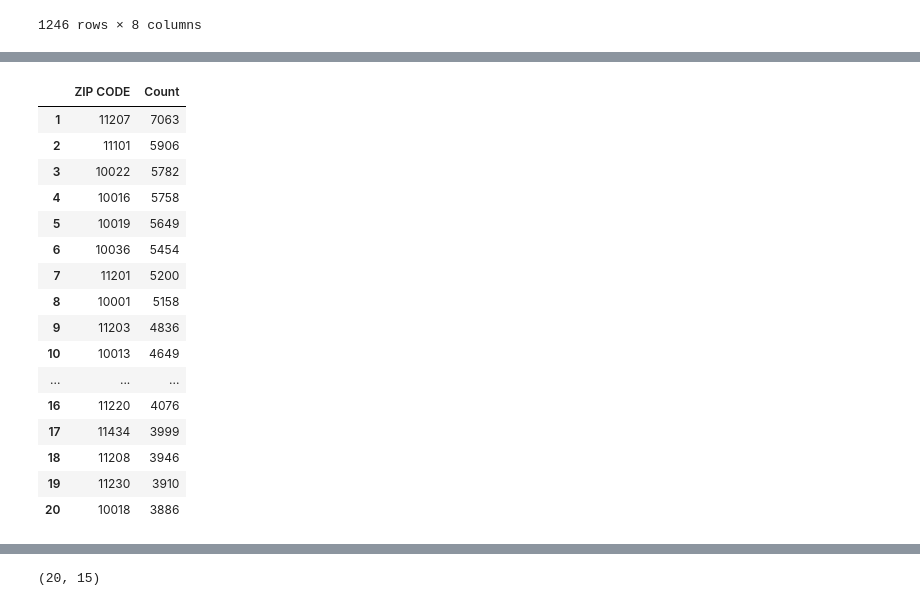
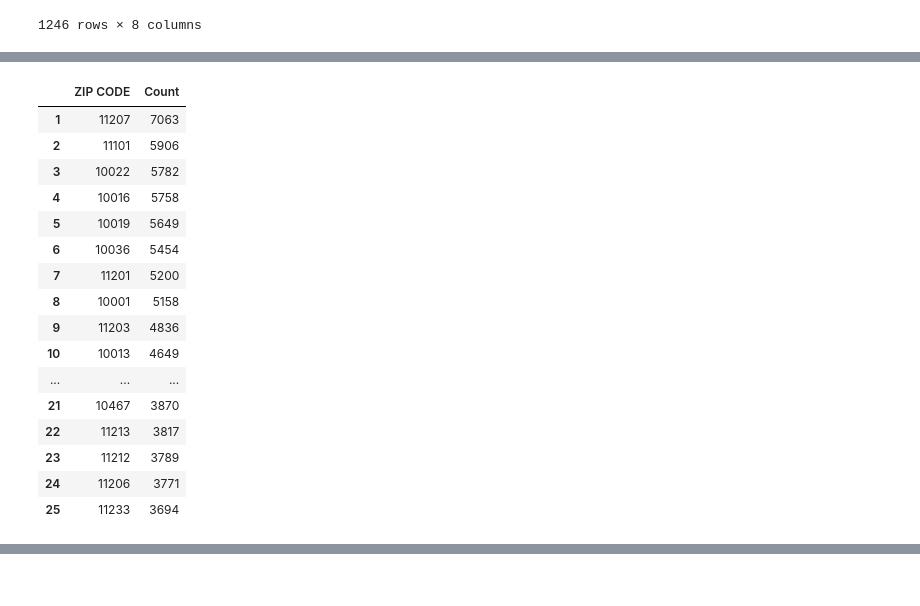
Before and after one commit to claytonstewart40/NYC-Vehicle-Collisions-Project-1, a Jupyter notebook: Q1/Question_1_code.ipynb, the cells around one changed output, grey strips where cells are left out. Saved outputs shown, nothing was run; the diff lists cells and outputs as text; code cells hidden in the pictures.

```diff
--- a/Q1/Question_1_code.ipynb
+++ b/Q1/Question_1_code.ipynb
@@ -334,26 +295,26 @@ ZipCode_Count_df
-# %%
-ZipCodetop21 = ZipCode_Count_df.nlargest(21, 'Count')
-Zipcodetop20skip1 = ZipCodetop21.iloc[1:]
-ZipCodetop20_df = Zipcodetop20skip1
-ZipCodetop20_df
-# %% [output]
-|  | ZIP CODE | Count |
-| 1 | 11207 | 7063 |
-| 2 | 11101 | 5906 |
-| 3 | 10022 | 5782 |
-| 4 | 10016 | 5758 |
-| 5 | 10019 | 5649 |
-| 6 | 10036 | 5454 |
-| 7 | 11201 | 5200 |
-| 8 | 10001 | 5158 |
-| 9 | 11203 | 4836 |
-| 10 | 10013 | 4649 |
-| ... | ... | ... |
-| 16 | 11220 | 4076 |
-| 17 | 11434 | 3999 |
-| 18 | 11208 | 3946 |
-| 19 | 11230 | 3910 |
-| 20 | 10018 | 3886 |
+# %%
+ZipCodetop26 = ZipCode_Count_df.nlargest(26, 'Count')
+Zipcodetop25skip1 = ZipCodetop26.iloc[1:]
+ZipCodetop25_df = Zipcodetop25skip1
+ZipCodetop25_df
+# %% [output]
+|  | ZIP CODE | Count |
+| 1 | 11207 | 7063 |
+| 2 | 11101 | 5906 |
+| 3 | 10022 | 5782 |
+| 4 | 10016 | 5758 |
+| 5 | 10019 | 5649 |
+| 6 | 10036 | 5454 |
+| 7 | 11201 | 5200 |
+| 8 | 10001 | 5158 |
+| 9 | 11203 | 4836 |
+| 10 | 10013 | 4649 |
+| ... | ... | ... |
+| 21 | 10467 | 3870 |
+| 22 | 11213 | 3817 |
+| 23 | 11212 | 3789 |
+| 24 | 11206 | 3771 |
+| 25 | 11233 | 3694 |
 # %%
 shapefile = gpd.read_file("Q1_resources/NYZIPCODES/ZIP_CODE_040114.shp")
 # %%
@@ -375,8 +336,3 @@ NYZIPCODE_df
 | 261 | 10162 | 1 | New York | 0.0 | 2.103489e+04 | NY | New York | 36 | 061 | http://www.usps.com/ | ... |
 | 262 | 10119 | 1 | New York | 0.0 | 1.263930e+05 | NY | New York | 36 | 061 | http://www.usps.com/ | ... |
 263 rows × 15 columns
-# %%
-test = NYZIPCODE_df.loc[~(NYZIPCODE_df['Count'].isnull())]
-test.shape
-# %% [output]
-(20, 15)
```
Also changed, not shown: parts of 11 cells of this notebook.
